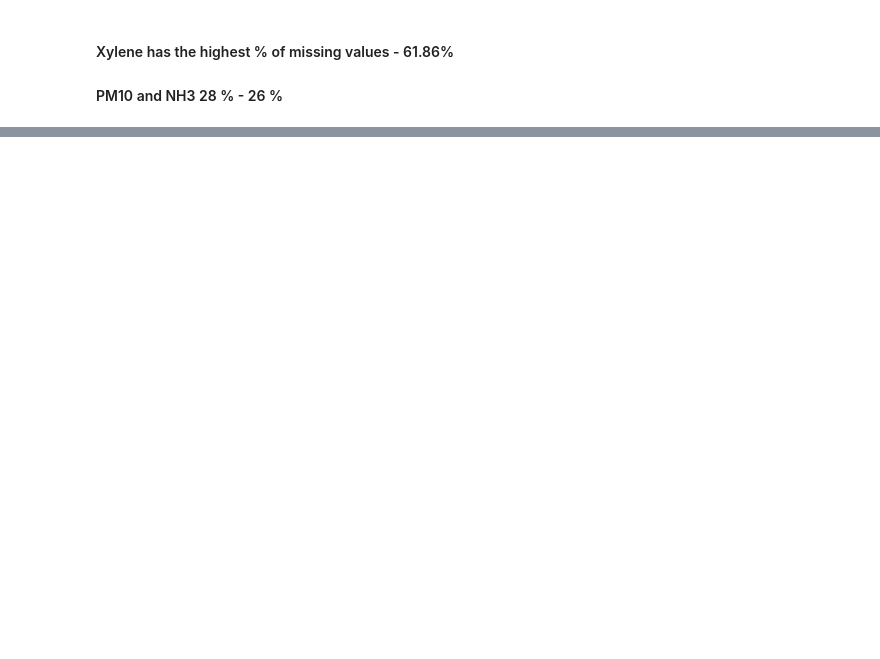
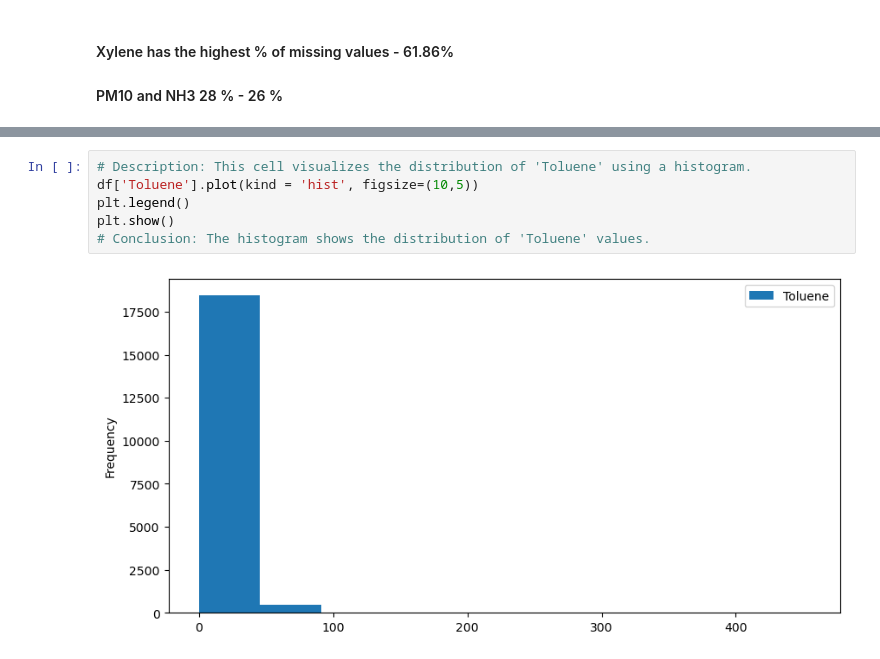
Before and after one commit to narevignesh/AQI_Prediction, a Jupyter notebook: AIR QUALITY INDEX PREDICTION/Air_Quality_Index.ipynb, the cells around one changed output, grey strips where cells are left out. Drawn from its saved outputs; the diff is of its cells as text; blank space fills up the shorter version.

```diff
--- a/AIR QUALITY INDEX PREDICTION/Air_Quality_Index.ipynb
+++ b/AIR QUALITY INDEX PREDICTION/Air_Quality_Index.ipynb
@@ -145,0 +183,8 @@ dtype: float64
+# %%
+# Description: This cell visualizes the distribution of 'Toluene' using a histogram.
+df['Toluene'].plot(kind = 'hist', figsize=(10,5))
+plt.legend()
+plt.show()
+# Conclusion: The histogram shows the distribution of 'Toluene' values.
+# %% [output]
+[figure, added]
```
Also changed, not shown: parts of 48 cells of this notebook.
